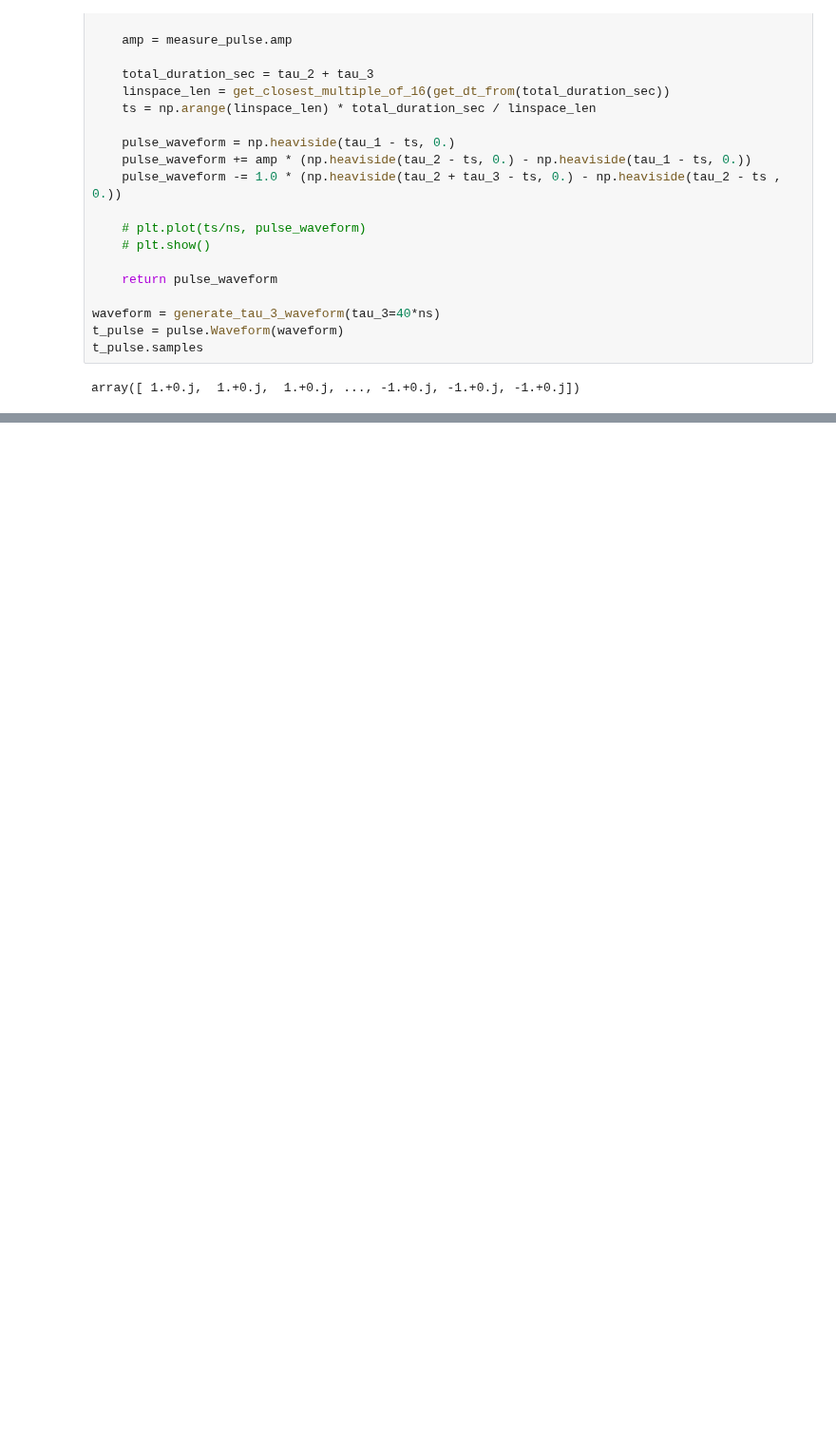
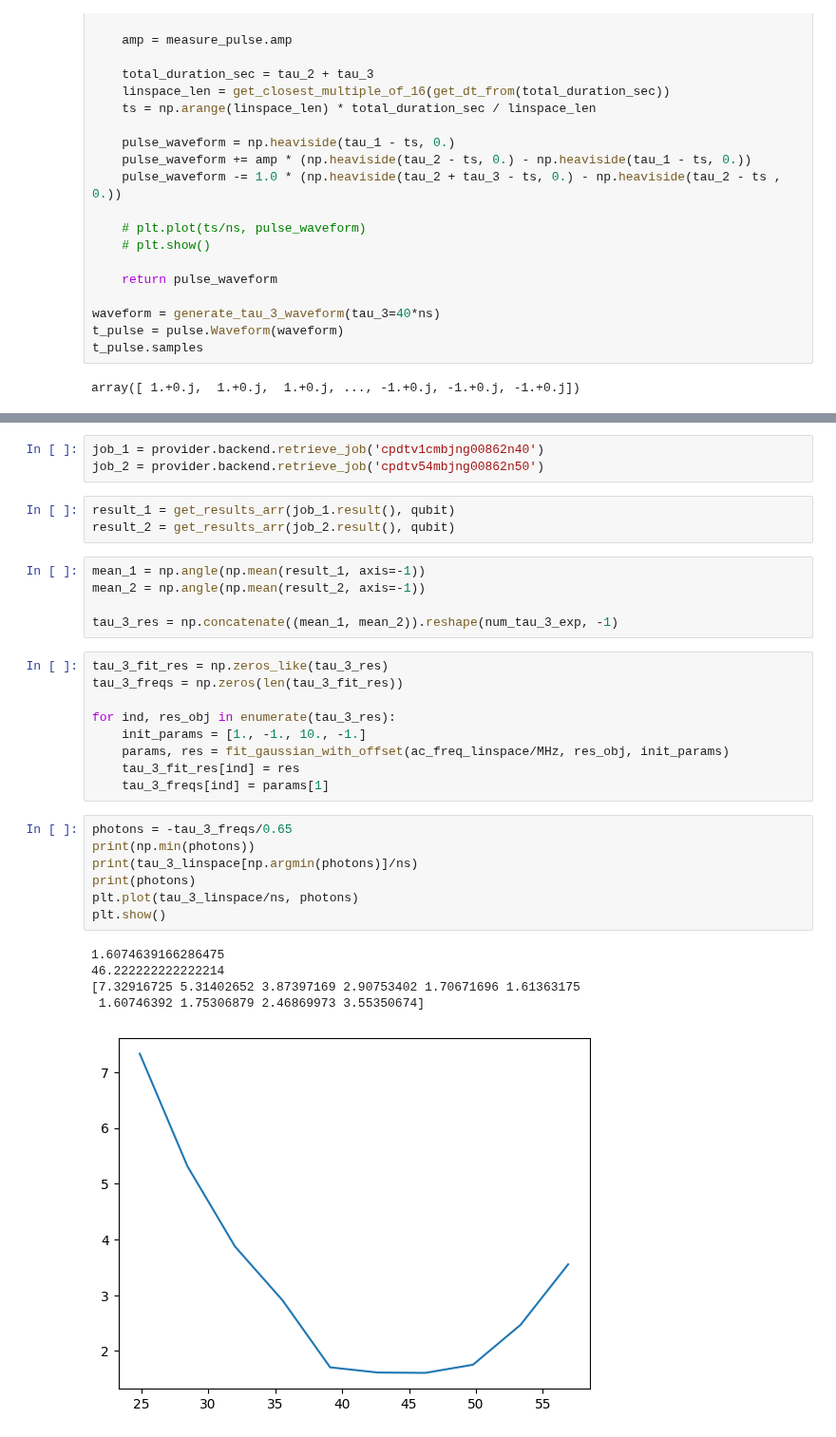
Before and after one commit to AnikenC/ReadoutWithRL, a Jupyter notebook: readoutWithRL/experiments_side/bug_repellent.ipynb, the cells around one changed output, grey strips where cells are left out. Shown at 95% size. Saved outputs shown, nothing was run; the diff lists cells and outputs as text; blank space fills up the shorter version.

```diff
--- a/readoutWithRL/experiments_side/bug_repellent.ipynb
+++ b/readoutWithRL/experiments_side/bug_repellent.ipynb
@@ -252,3 +287,36 @@ job_monitor(job_experiment)
 # %% [output]
 Job Status: job is queued
 KeyboardInterrupt:
+# %%
+job_1 = provider.backend.retrieve_job('cpdtv1cmbjng00862n40')
+job_2 = provider.backend.retrieve_job('cpdtv54mbjng00862n50')
+# %%
+result_1 = get_results_arr(job_1.result(), qubit)
+result_2 = get_results_arr(job_2.result(), qubit)
+# %%
+mean_1 = np.angle(np.mean(result_1, axis=-1))
+mean_2 = np.angle(np.mean(result_2, axis=-1))
+
+tau_3_res = np.concatenate((mean_1, mean_2)).reshape(num_tau_3_exp, -1)
+# %%
+tau_3_fit_res = np.zeros_like(tau_3_res)
+tau_3_freqs = np.zeros(len(tau_3_fit_res))
+
+for ind, res_obj in enumerate(tau_3_res):
+    init_params = [1., -1., 10., -1.]
+    params, res = fit_gaussian_with_offset(ac_freq_linspace/MHz, res_obj, init_params)
+    tau_3_fit_res[ind] = res
+    tau_3_freqs[ind] = params[1]
+# %%
+photons = -tau_3_freqs/0.65
+print(np.min(photons))
+print(tau_3_linspace[np.argmin(photons)]/ns)
+print(photons)
+plt.plot(tau_3_linspace/ns, photons)
+plt.show()
+# %% [output]
+1.6074639166286475
+46.222222222222214
+[7.32916725 5.31402652 3.87397169 2.90753402 1.70671696 1.61363175
+ 1.60746392 1.75306879 2.46869973 3.55350674]
+[figure, added]
```
Also changed, not shown: parts of 6 cells of this notebook, 9 other files.
